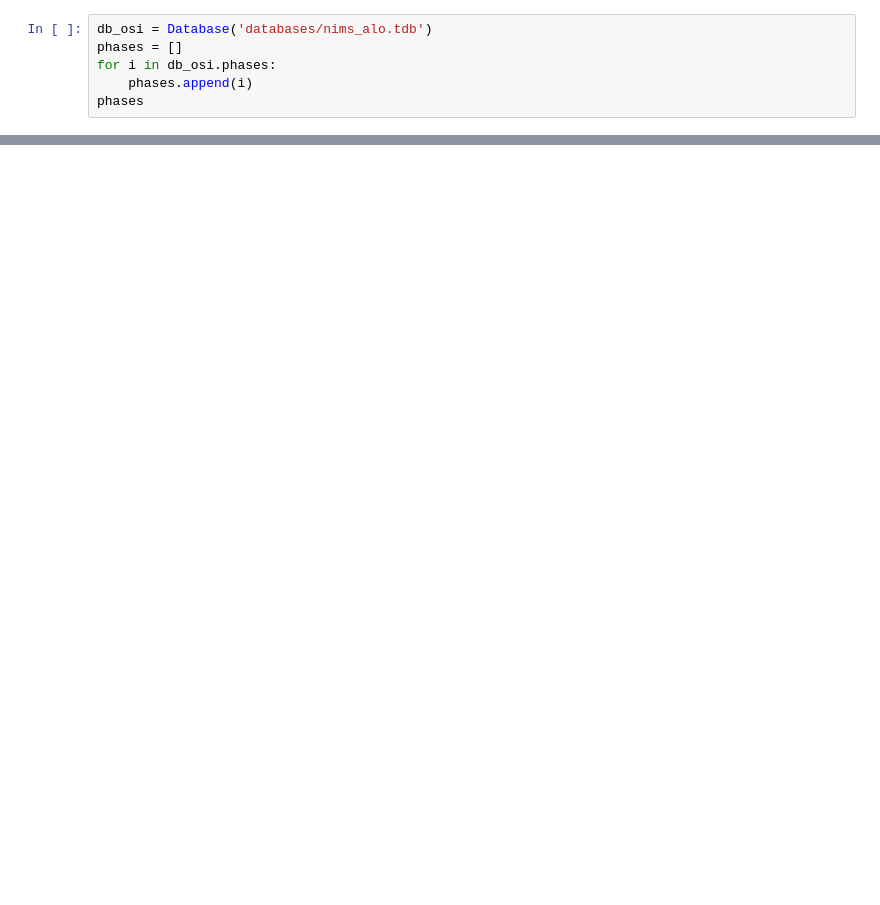
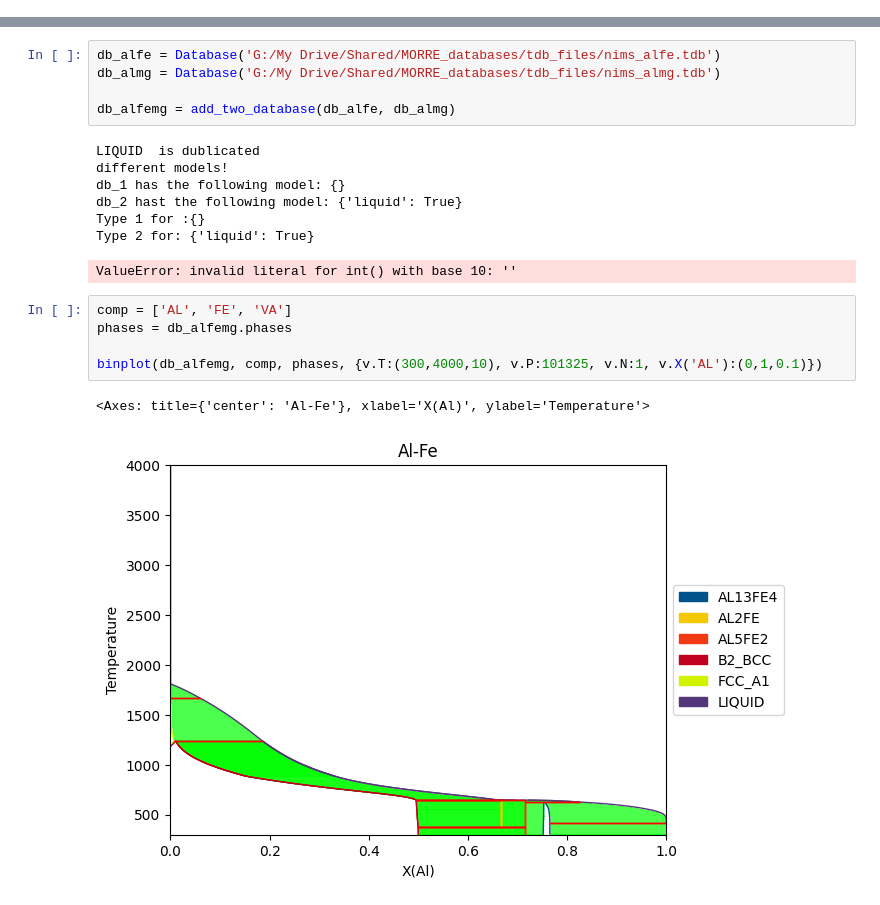
Before and after one commit to outward-tech/pycalphad, a Jupyter notebook: combine_databases.ipynb, the cells around one changed output, grey strips where cells are left out. Drawn from its saved outputs; the diff is of its cells as text; blank space fills up the shorter version.

```diff
--- a/combine_databases.ipynb
+++ b/combine_databases.ipynb
@@ -5,6 +0,0 @@ from pycalphad import Database, calculate, equilibrium, variables as v
-# %%
-db_osi = Database('databases/nims_alo.tdb')
-phases = []
-for i in db_osi.phases:
-    phases.append(i)
-phases
@@ -23,0 +138,21 @@ TypeError: ['GAS', 'IO_LIQUID', 'BCC_A2', 'FCC_A1', 'HCP_A3', 'M2O3'] is not a C
+# %%
+db_alfe = Database('G:/My Drive/Shared/MORRE_databases/tdb_files/nims_alfe.tdb')
+db_almg = Database('G:/My Drive/Shared/MORRE_databases/tdb_files/nims_almg.tdb')
+
+db_alfemg = add_two_database(db_alfe, db_almg)
+# %% [output]
+LIQUID  is dublicated
+different models!
+db_1 has the following model: {}
+db_2 hast the following model: {'liquid': True}
+Type 1 for :{}
+Type 2 for: {'liquid': True}
+ValueError: invalid literal for int() with base 10: ''
+# %%
+comp = ['AL', 'FE', 'VA']
+phases = db_alfemg.phases
+
+binplot(db_alfemg, comp, phases, {v.T:(300,4000,10), v.P:101325, v.N:1, v.X('AL'):(0,1,0.1)})
+# %% [output]
+<Axes: title={'center': 'Al-Fe'}, xlabel='X(Al)', ylabel='Temperature'>
+[figure, added]
```
Also changed, not shown: parts of 9 cells of this notebook, 23 other files.
